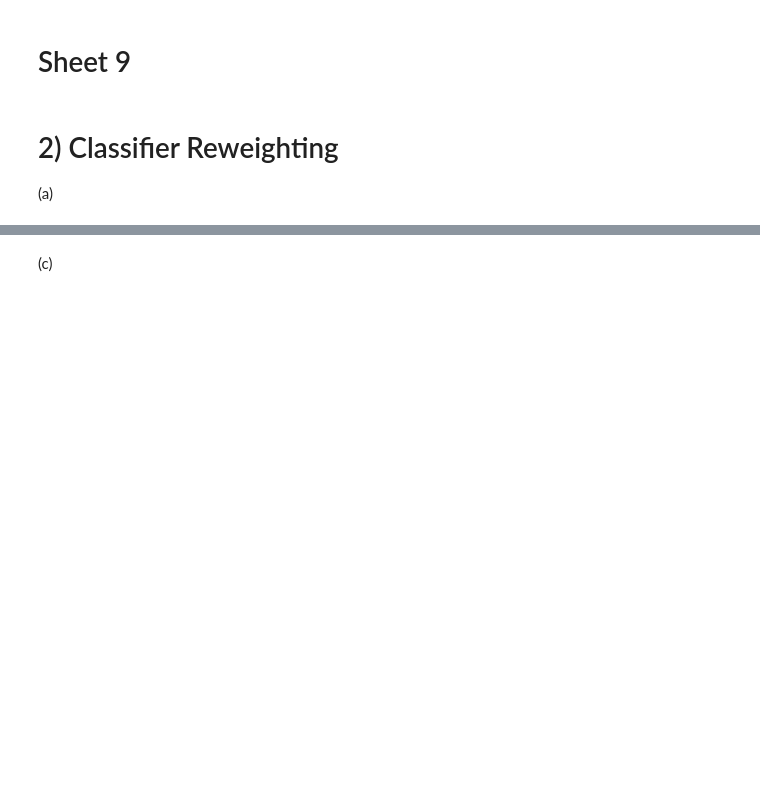
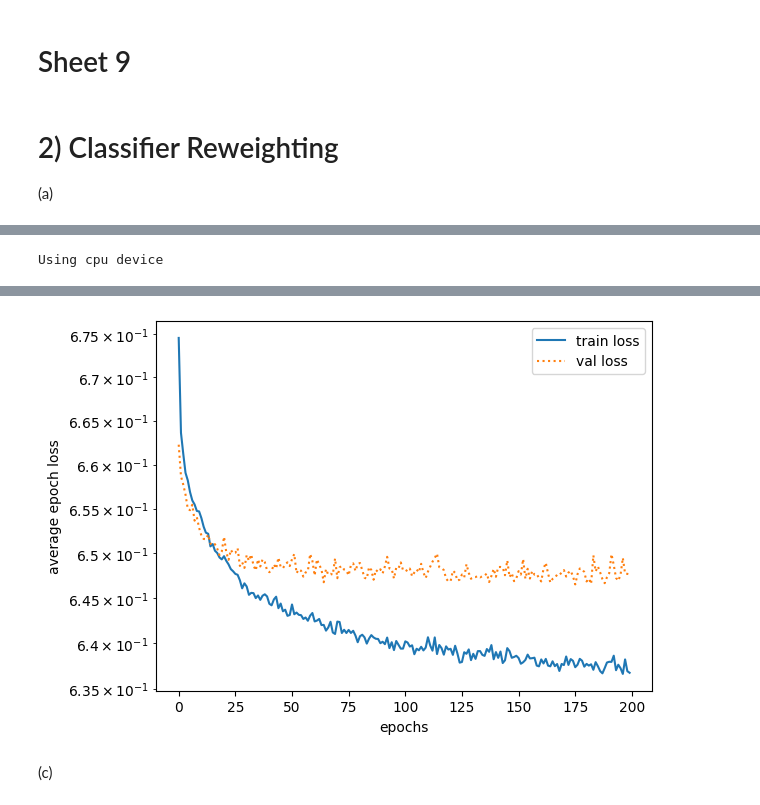
Before and after one commit to neelkanthrawat/mlph2023-Exercises, a Jupyter notebook: sheet09.ipynb, the cells around one changed output, grey strips where cells are left out. Cells and saved outputs as stored; diff of their text form; code cells hidden in the pictures; blank space fills up the shorter version.

```diff
--- a/sheet09.ipynb
+++ b/sheet09.ipynb
@@ -44,7 +65,7 @@ def create_dataloader(data, labels, batchsize, shuffle, mean=None, std=None):
 # %%
 # split into train, validation and test sets and create dataloaders
-n1, n2 = 50000, 60000
-batchsize = 512
+n1, n2 = 71000, 85000
+batchsize = 2000###512
 data_trn, data_val, data_tst = data[:n1,:], data[n1:n2,:], data[n2:,:]
 labels_trn, labels_val, labels_tst = labels[:n1,:], labels[n1:n2,:], labels[n2:,:]
 
@@ -56,0 +347,14 @@ loader_val, mean, std = create_dataloader(data_val, labels_val, batchsize, False
+# %%
+def plot_train_and_val_loss(train_loss, val_loss, want_logscale=True):
+  plt.plot(train_loss,"-",label="train loss")
+  plt.plot(val_loss, ":", label="val loss")
+  plt.xlabel("epochs")
+  plt.ylabel("average epoch loss")
+  if want_logscale:
+    plt.yscale('log')
+  plt.legend()
+# %%
+device = "cuda" if torch.cuda.is_available() else "cpu"
+print(f"Using {device} device")
+# %% [output]
+Using cpu device
@@ -56,0 +372,21 @@ loader_val, mean, std = create_dataloader(data_val, labels_val, batchsize, False
+# %%
+# defining the model
+input_size = 28
+hidden_size1, hidden_size2, hidden_size3 = 248,248,64# 124,64,64
+output_size = 1
+weight_decay=0.001
+dropout_prob = 0.2# 0.4 worked somewhat well
+
+model_bce = BinaryClassifier(input_size,
+                             hidden_size1=hidden_size1,
+                             hidden_size2=hidden_size2,
+                             hidden_size3=hidden_size3,
+                             output_size=output_size, dropout_prob=dropout_prob)
+
+train_loss_bce, val_loss_bce= train_and_validate(model_bce,
+                   train_loader=loader_trn, val_loader=loader_val,
+                   num_epochs=200, device=device,
+                    print_epoch=20, learning_rate=0.001, weight_decay=weight_decay)
+
+plot_train_and_val_loss(train_loss_bce, val_loss_bce)
+# %% [output]
@@ -57,3 +404,4 @@ loader_val, mean, std = create_dataloader(data_val, labels_val, batchsize, False
+[figure, added]
 # %%
 # TODO: Evaluate classifier on test set.
 # Visualize the classifier score. Compute ROC curve and AUC.
```
Also changed, not shown: parts of 11 cells of this notebook.
